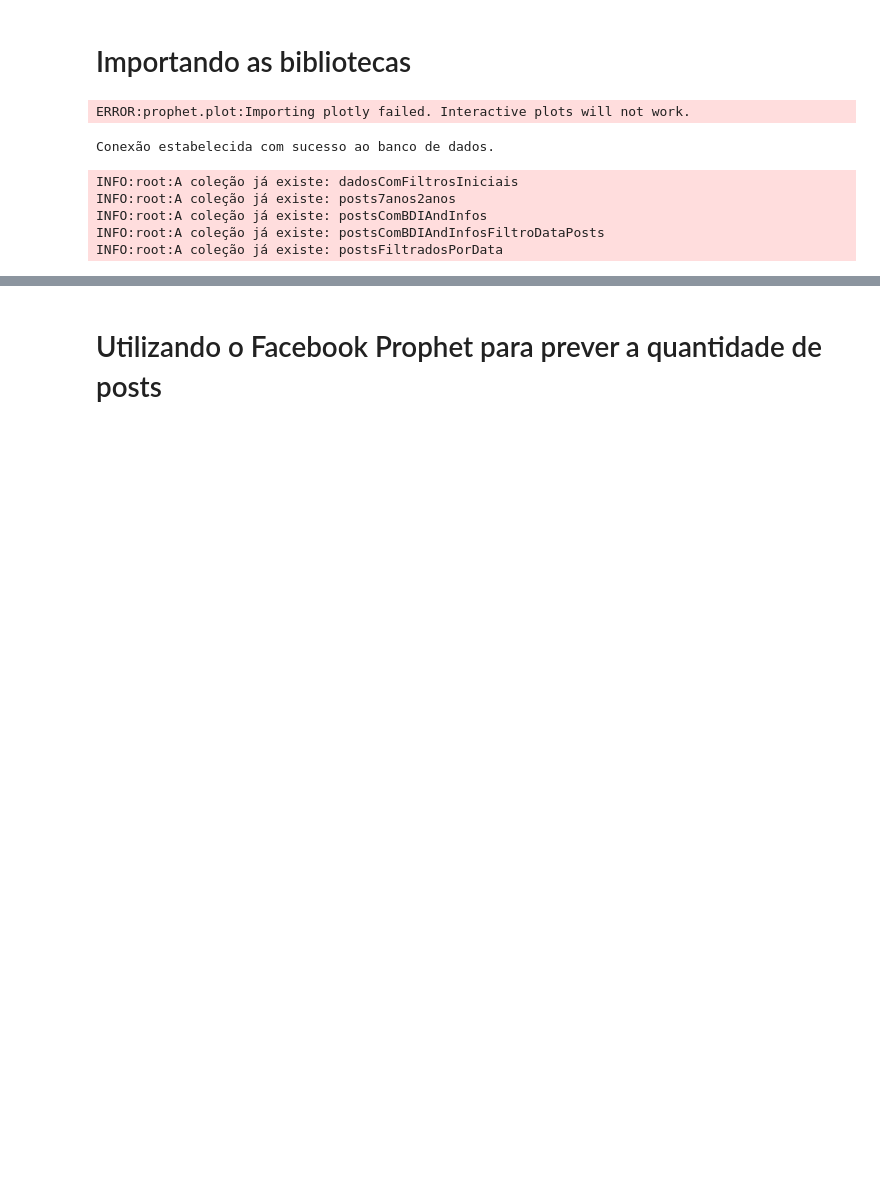
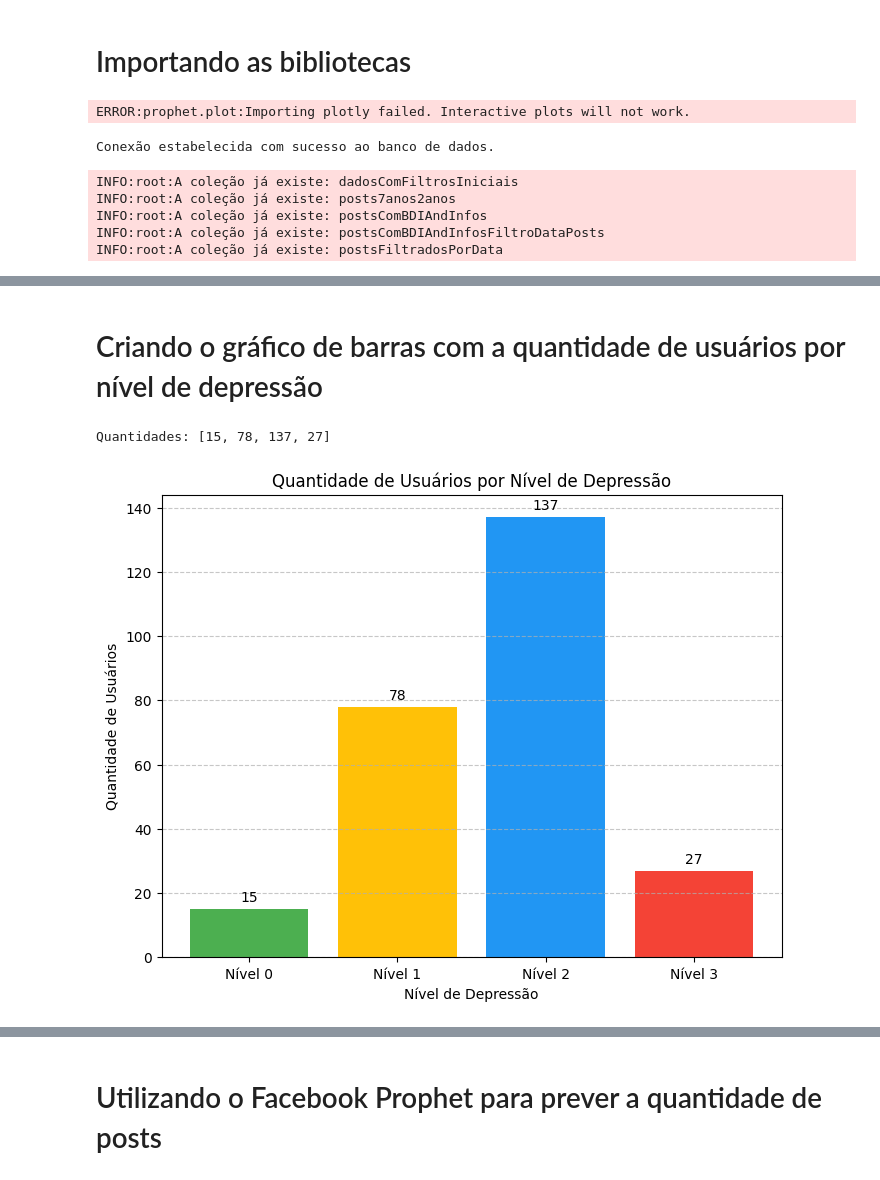
Before and after one commit to paulovitorss/analise_dados, a Jupyter notebook: analise.ipynb, the cells around one changed output, grey strips where cells are left out. Saved outputs shown, nothing was run; the diff lists cells and outputs as text; code cells hidden in the pictures; blank space fills up the shorter version.

Commit message:
Adicionando graficos e filtros

```diff
--- a/analise.ipynb
+++ b/analise.ipynb
@@ -51,8 +53,18 @@ INFO:root:A coleção já existe: postsComBDIAndInfos
 INFO:root:A coleção já existe: postsComBDIAndInfosFiltroDataPosts
 INFO:root:A coleção já existe: postsFiltradosPorData
 # %%
-print('Quantidade de Usuários com nível 2:', collection_filters.quant_users_cat('nivel', '$eq', 2))
-print('Quantidade de Usuários do sexo Masculino com nível 2:',
-      collection_filters.count_users_by_gender('nivel', '$eq', 2, 'M'))
-print('Quantidade de Usuários do sexo Feminino com nível 2:',
-      collection_filters.count_users_by_gender('nivel', '$eq', 2, 'F'))
+quant_usuario_nivel_0 = collection_filters.quant_users_cat('nivel', '$eq', 0)
+quant_usuario_nivel_0_masculino = collection_filters.count_users_by_gender('nivel', '$eq', 0, 'M')
+quant_usuario_nivel_0_feminino = collection_filters.count_users_by_gender('nivel', '$eq', 0, 'F')
+
+quant_usuario_nivel_1 = collection_filters.quant_users_cat('nivel', '$eq', 1)
+quant_usuario_nivel_1_masculino = collection_filters.count_users_by_gender('nivel', '$eq', 1, 'M')
+quant_usuario_nivel_1_feminino = collection_filters.count_users_by_gender('nivel', '$eq', 1, 'F')
+
+quant_usuario_nivel_2 = collection_filters.quant_users_cat('nivel', '$eq', 2)
+quant_usuario_nivel_2_masculino = collection_filters.count_users_by_gender('nivel', '$eq', 2, 'M')
+quant_usuario_nivel_2_feminino = collection_filters.count_users_by_gender('nivel', '$eq', 2, 'F')
+
+quant_usuario_nivel_3 = collection_filters.quant_users_cat('nivel', '$eq', 3)
+quant_usuario_nivel_3_masculino = collection_filters.count_users_by_gender('nivel', '$eq', 3, 'M')
+quant_usuario_nivel_3_feminino = collection_filters.count_users_by_gender('nivel', '$eq', 3, 'F')
@@ -62,0 +100,32 @@ Quantidade de Usuários do sexo Feminino com nível 2: 119
+# %% [markdown]
+# Criando o gráfico de barras com a quantidade de usuários por nível de depressão
+# %%
+# Plotar o gráfico de barras
+fig, ax = plt.subplots(figsize=(8,6))  # Define o tamanho da figura
+
+niveis = ['Nível 0', 'Nível 1', 'Nível 2', 'Nível 3']
+quantidades = [quant_usuario_nivel_0, quant_usuario_nivel_1, quant_usuario_nivel_2, quant_usuario_nivel_3]
+
+# Verifique se as quantidades são números e não são todos zeros
+print("Quantidades:", quantidades)
+
+# Plotar as barras com cores diferentes
+ax.bar(niveis, quantidades, color=['#4CAF50', '#FFC107', '#2196F3', '#F44336'])
+
+# Adicionar rótulos e título
+ax.set_ylabel('Quantidade de Usuários')
+ax.set_xlabel('Nível de Depressão')
+ax.set_title('Quantidade de Usuários por Nível de Depressão')
+ax.grid(axis='y', linestyle='--', alpha=0.7)
+
+# Adicionar rótulos nas barras
+for i, v in enumerate(quantidades):
+    ax.text(i, v + max(quantidades)*0.01, str(v), ha='center', va='bottom')
+
+# Salvar a figura antes de mostrar
+plt.savefig('dados/filtro_nivel/quantidade_usuarios_por_nivel_depressao_6meses.png', bbox_inches='tight')
+
+plt.show()
+# %% [output]
+Quantidades: [15, 78, 137, 27]
+[figure, added]
```
Also changed, not shown: parts of 19 cells of this notebook, 42 other files.
